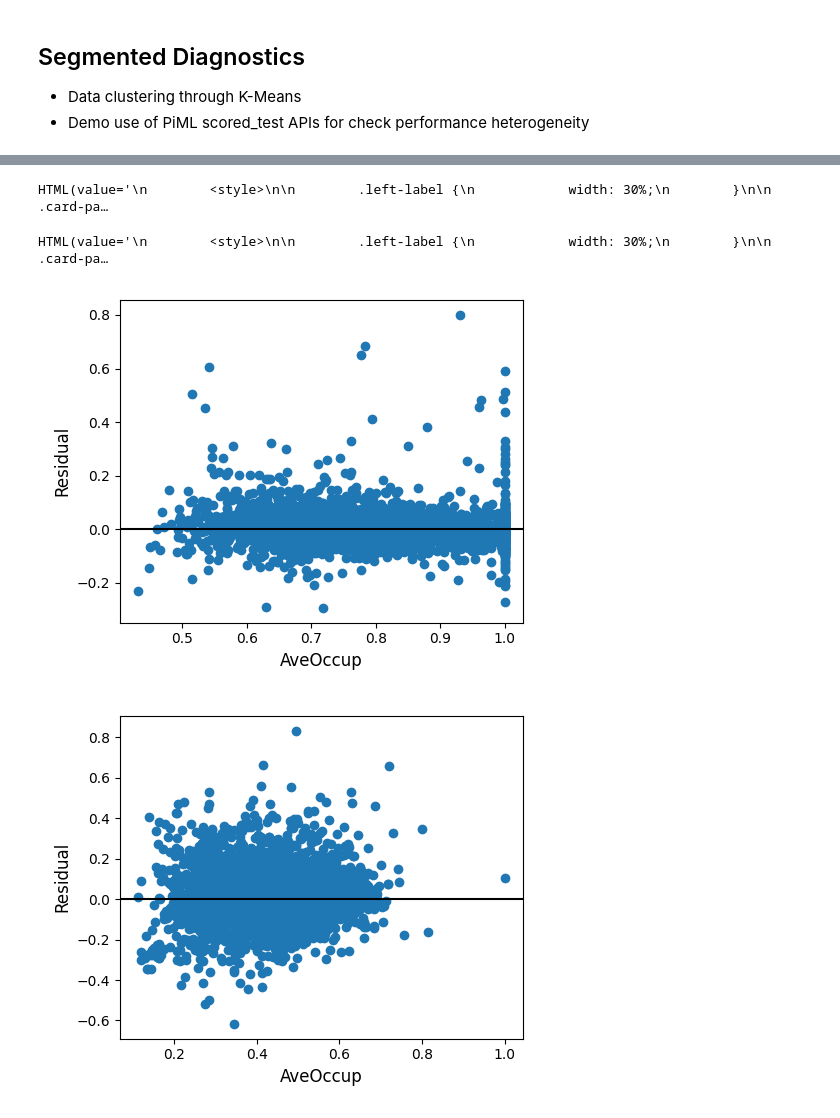
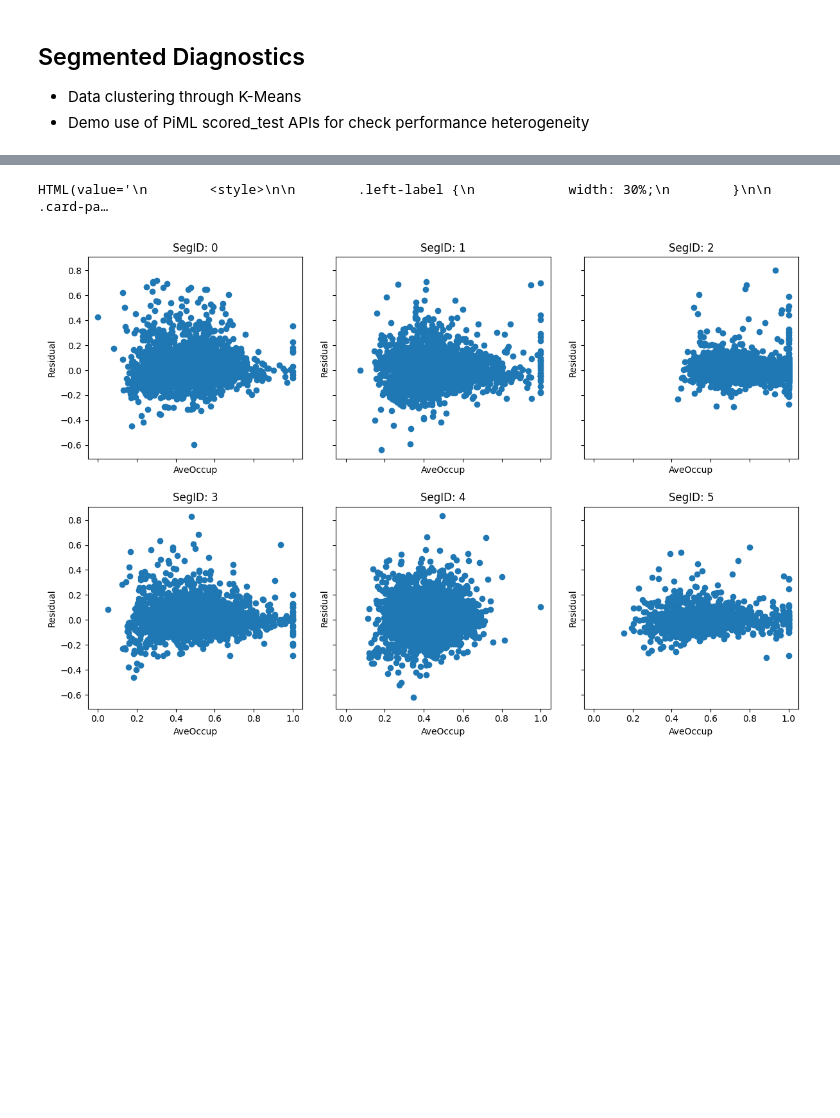
Before and after one commit to SelfExplainML/PiML-Toolbox, a Jupyter notebook: docs/Workshop/202310-UNCC/ModelDiagPart1_Error-n-Resilience_CaliforniaHousing.ipynb, the cells around one changed output, grey strips where cells are left out. Drawn from its saved outputs; the diff is of its cells as text; code cells hidden in the pictures; blank space fills up the shorter version.

```diff
--- a/docs/Workshop/202310-UNCC/ModelDiagPart1_Error-n-Resilience_CaliforniaHousing.ipynb
+++ b/docs/Workshop/202310-UNCC/ModelDiagPart1_Error-n-Resilience_CaliforniaHousing.ipynb
@@ -165,13 +183,20 @@ HTML(value='\n        <style>\n\n        .left-label {\n            width: 30%;\
-# %%
-SegID = 2 # Best-performing
-res = residual_plot(show_feature='AveOccup', **seg_scored_data[SegID], figsize=(5,4))
-SegID = 4 # Worst-performing
-res = residual_plot(show_feature='AveOccup', **seg_scored_data[SegID], figsize=(5,4))
-# %% [output]
-HTML(value='\n        <style>\n\n        .left-label {\n            width: 30%;\n        }\n\n        .card-pa…
-HTML(value='\n        <style>\n\n        .left-label {\n            width: 30%;\n        }\n\n        .card-pa…
-[figure, removed]
-[figure, removed]
+# %%
+from matplotlib import pylab as plt
+
+test_mse_list = []
+fig, axs = plt.subplots(2, 3, figsize=(12, 8), sharex=True, sharey=True)
+for SegID in range(segmodel.n_clusters):
+  with widgets.Output():
+    res = residual_plot(show_feature='AveOccup', **seg_scored_data[SegID], figsize=(5, 4))
+  axs[SegID // 3, SegID % 3].scatter(res[0]["value"]["data"]["x"], res[0]["value"]["data"]["residual"])
+  axs[SegID // 3, SegID % 3].set_xlabel("AveOccup")
+  axs[SegID // 3, SegID % 3].set_ylabel("Residual")
+  axs[SegID // 3, SegID % 3].set_title("SegID: " + str(SegID))
+fig.tight_layout(h_pad=2, w_pad=2)
+fig
+# %% [output]
+HTML(value='\n        <style>\n\n        .left-label {\n            width: 30%;\n        }\n\n        .card-pa…
+[figure, added]
 # %%
 SegID = 4
 res = slicing_weakspot(**seg_scored_data[SegID], slice_features=["MedInc", "HouseAge"],
```
Also changed, not shown: parts of 16 cells of this notebook, 1 other file.
